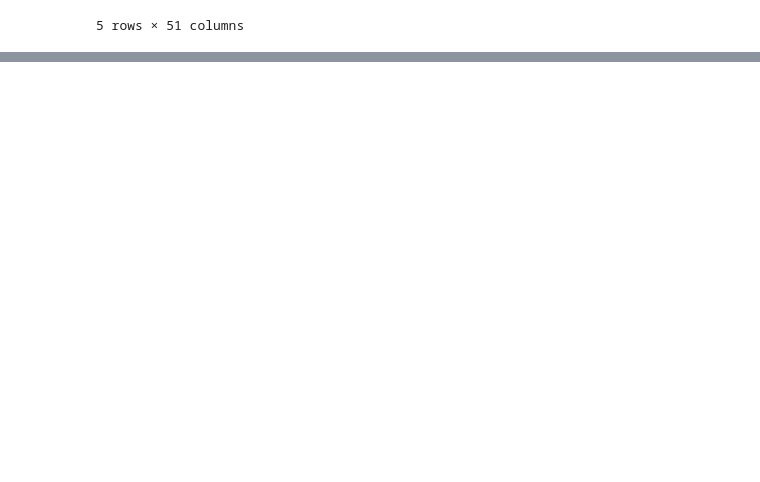
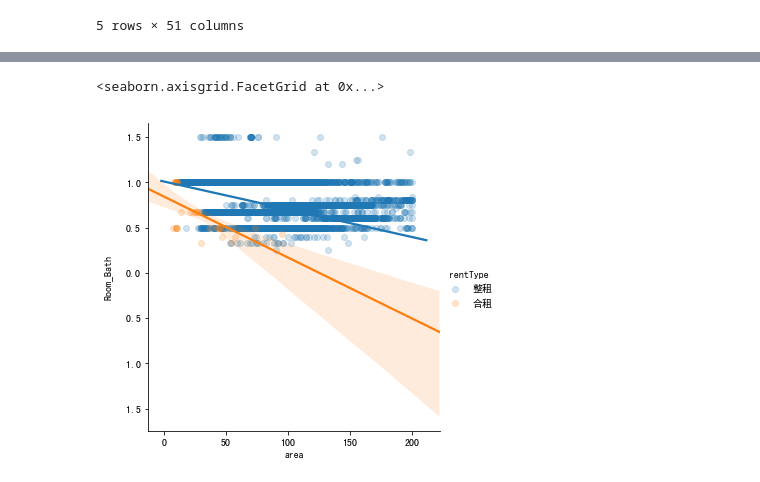
Before and after one commit to Jiachengciel/Futurelab-2019-House-Rent-Forecast, a Jupyter notebook: 2. Feature Engineering and Selection.ipynb, the cells around one changed output, grey strips where cells are left out. Drawn from its saved outputs; the diff is of its cells as text; code cells hidden in the pictures; blank space fills up the shorter version.

```diff
--- a/2. Feature Engineering and Selection.ipynb
+++ b/2. Feature Engineering and Selection.ipynb
@@ -187,0 +251,13 @@ data_train.head()
+# %%
+train['id'] = [i for i in range(train.shape[0])]
+SVM_all = pd.DataFrame(train[['id', 'area', 'tradeMoney', 'Room', 'Room_Bath', 'rentType']])
+SVM_train = SVM_all[SVM_all['rentType'] != '未知方式']
+SVM_test = SVM_all[SVM_all['rentType'] == '未知方式']
+SVM_train_x = np.array(SVM_train.iloc[:,1:5])
+SVM_train_y = LabelEncoder().fit_transform(np.array(SVM_train.iloc[:,-1])).reshape(-1,1)
+SVM_test_x = np.array(SVM_test.iloc[:,1:5])
+
+svm = SVC(kernel='linear')
+svm.fit(SVM_train_x, SVM_train_y)
+y = svm.predict(SVM_test_x)
+y
@@ -187,0 +271,12 @@ data_train.head()
+# %%
+SVM_test_y = []
+n = 0
+for i in range(y.size):
+    if y[i] == 1:
+        SVM_test_y.append("整租")
+    else:
+        SVM_test_y.append("合租")
+        n += 1
+
+SVM_test['rentType'] = SVM_test_y
+SVM_test.head()
@@ -187,0 +290,5 @@ data_train.head()
+# %%
+sns.lmplot('area', 'Room_Bath', data=SVM_test, hue='rentType', scatter_kws={'alpha':0.2})
+# %% [output]
+<seaborn.axisgrid.FacetGrid at 0x...>
+[figure, added]
```
Also changed, not shown: parts of 48 cells of this notebook.
